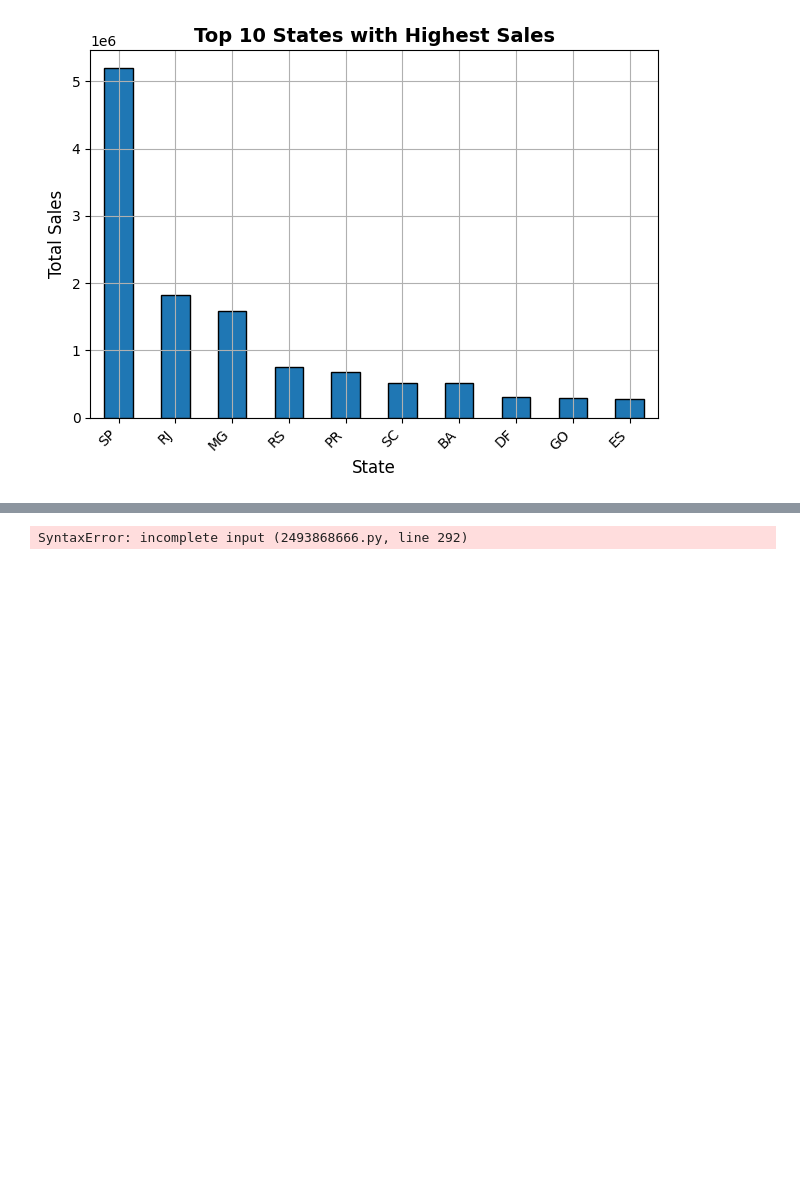
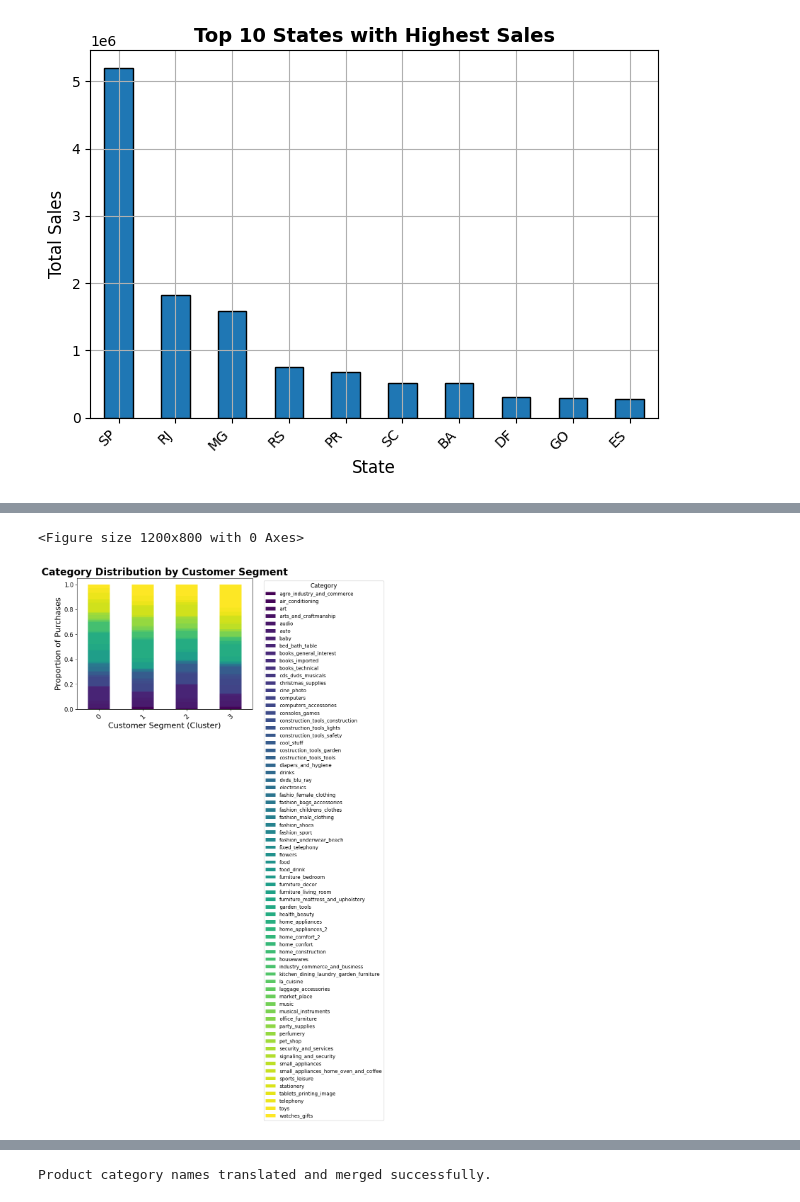
Before and after one commit to Many871027/BigQuery-Python-Machine-Learning-Unlocking-E-commerce-Value, a Jupyter notebook: E-comerce&Cloud.ipynb, the cells around one changed output, grey strips where cells are left out. Drawn from its saved outputs; the diff is of its cells as text; code cells hidden in the pictures; blank space fills up the shorter version.

Commit message:
Implement data preprocessing steps for model training

```diff
--- a/E-comerce&Cloud.ipynb
+++ b/E-comerce&Cloud.ipynb
@@ -494,27 +557,53 @@ plt.show()
 # %%
 # 8.3. Merge Cluster Labels Back into Original DataFrame (for further analysis)
-df_clustered = orders_items_customers.merge(comparison_df[['customer_unique_id', 'Cluster']], left_on='customer_unique_id', right_on='customer_unique_id', how='left')
+df_clustered = orders_items_customers.merge(comparison_df[['customer_unique_id', 'Cluster']],
+                                          left_on='customer_unique_id',
+                                          right_on='customer_unique_id',
+                                          how='left')
 
-# 8.4. Analyze Distributions within Clusters (Category, Segment, Region, etc.)
-print("\nCategory Distribution by Cluster:")
-cat_dist = df_clustered.groupby('Cluster')['product_category_name_english'].value_counts(normalize=True).unstack().fillna(0) # Use English names, and fillna
-print(cat_dist)
-#Stacked bar
-cat_dist.plot(kind='bar', stacked=True, figsize=(10, 6), colormap='viridis') # Choose cmap
-plt.title('Category Distribution by Customer Segment', fontsize=20, fontweight='bold')
-plt.ylabel('Proportion of Purchases', fontsize=16)
-plt.xlabel('Customer Segment (Cluster)', fontsize=16)
-plt.xticks(fontsize=14, rotation=0)  # Rotate labels if needed
-plt.yticks(fontsize=12)
-plt.legend(title='Category', fontsize=14, title_fontsize=16)
-plt.tight_layout()
-plt.savefig("category_distribution_by_cluster.png", dpi=300)
-plt.show()
+# Get product information with translation
+if ('product_category_name_translation' in dataframes and
+    'olist_products_dataset' in dataframes):
 
-print("\nSegment Distribution by Cluster:")
-seg_dist = df_clustered.groupby('Cluster')['customer_city'].value_counts(normalize=True).unstack().fillna(0) #fill NaN
-#print(seg_dist) #Print, for analysis
-top_5_cities = seg_dist.apply(lambda x: x.nlargest(5), axis=1) # Get top 5 cities, by cluster.
+    # First merge products dataset to get category names
+    df_clustered = df_clustered.merge(
+        dataframes['olist_products_dataset'][['product_id', 'product_category_name']],
+        on='product_id',
+        how='left'
+    )
+
+    # Then merge with translation
+    df_clustered = df_clustered.merge(
+        dataframes['product_category_name_translation'],
+        on='product_category_name',
+        how='left'
+    )
+
+    # 8.4. Analyze Distributions within Clusters
+    print("\nCategory Distribution by Cluster:")
+    cat_dist = df_clustered.groupby('Cluster')['product_category_name_english'].value_counts(normalize=True).unstack().fillna(0)
+    print(cat_dist)
+
+    # Stacked bar plot
+    plt.figure(figsize=(12, 8))
+    cat_dist.plot(kind='bar', stacked=True, colormap='viridis')
+    plt.title('Category Distribution by Customer Segment', fontsize=20, fontweight='bold')
+    plt.ylabel('Proportion of Purchases', fontsize=16)
+    plt.xlabel('Customer Segment (Cluster)', fontsize=16)
+    plt.xticks(fontsize=14, rotation=45)
+    plt.yticks(fontsize=12)
+    plt.legend(title='Category', bbox_to_anchor=(1.05, 1), loc='upper left', fontsize=10, title_fontsize=12)
+    plt.tight_layout()
+    plt.savefig("category_distribution_by_cluster.png", dpi=300, bbox_inches='tight')
+    plt.show()
+else:
+    print("Product category translation data not available")
+
+print("\nCity Distribution by Cluster:")
+seg_dist = df_clustered.groupby('Cluster')['customer_city'].value_counts(normalize=True).unstack().fillna(0)
+top_5_cities = seg_dist.apply(lambda x: x.nlargest(5), axis=1)
+print("\nTop 5 cities per cluster:")
 print(top_5_cities)
 
 # Add more distribution analyses as needed (e.g., by Region, Payment Type, etc.)
+# %% [output]
@@ -520,0 +627,2 @@ print(top_5_cities)
+<Figure size 1200x800 with 0 Axes>
+[figure, added]
@@ -559,4 +683,4 @@ if 'product_category_name_translation' in dataframes and 'product_category_name'
 else:
     print("Translation DataFrame or necessary columns are missing.")
 # %% [output]
-SyntaxError: incomplete input (2493868666.py, line 292)
+Product category names translated and merged successfully.
```
Also changed, not shown: parts of 6 cells of this notebook, 3 other files.
